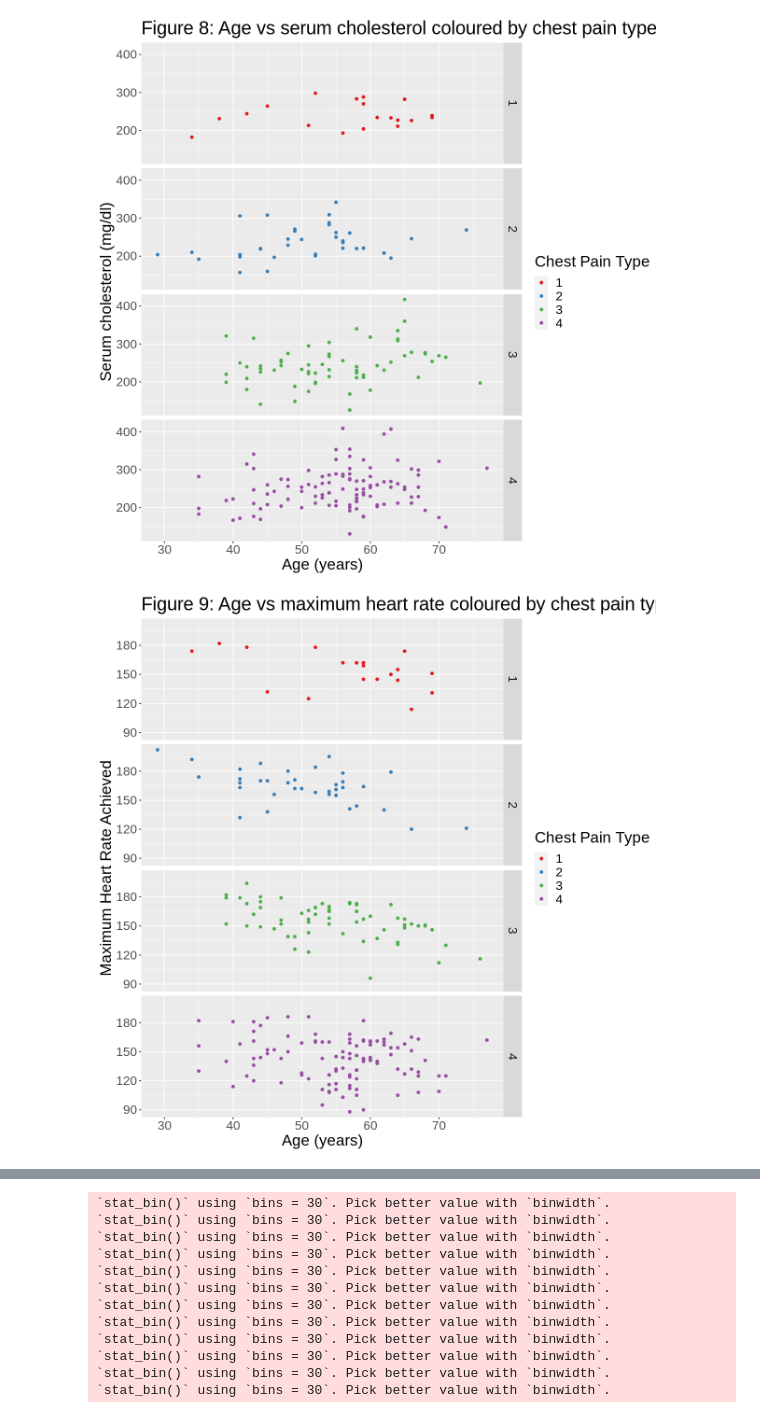
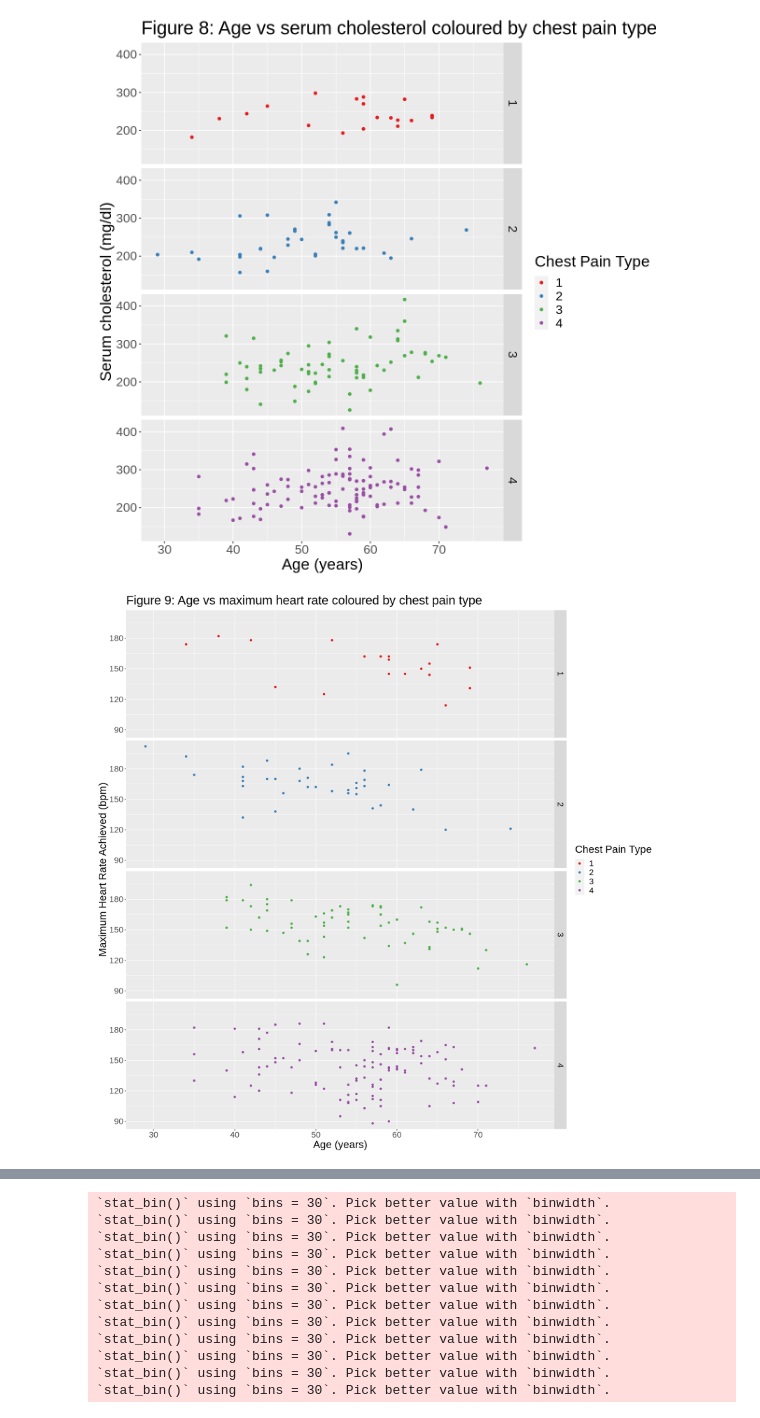
Before and after one commit to hebabm/group-31, a Jupyter notebook: finalreport.ipynb, the cells around one changed output, grey strips where cells are left out. Saved outputs shown, nothing was run; the diff lists cells and outputs as text; code cells hidden in the pictures.

Commit message:
edited more stuff
edited some of the text markdown cells as well as graphs titles

```diff
--- a/finalreport.ipynb
+++ b/finalreport.ipynb
@@ -257,19 +260,19 @@ chol_plot
 # %%
 thalach_plot <- heart_train %>%
     ggplot(aes(x=age,
                y= thalach,
                colour = cp)) +
         labs(title = "Figure 9: Age vs maximum heart rate coloured by chest pain type",
              x = "Age (years)",
-             y = "Maximum Heart Rate Achieved",
+             y = "Maximum Heart Rate Achieved (bpm)",
             colour = 'Chest Pain Type') +
         geom_point() +
         facet_grid(rows = vars(cp)) +
         scale_color_brewer(palette = "Set1") +
     theme(text = element_text(size = 20))
 thalach_plot
 # %% [output]
-[figure, old version]
+[figure, new version]
 # %%
 library(GGally)
 library(broom)
```
Also changed, not shown: parts of 14 cells of this notebook.
